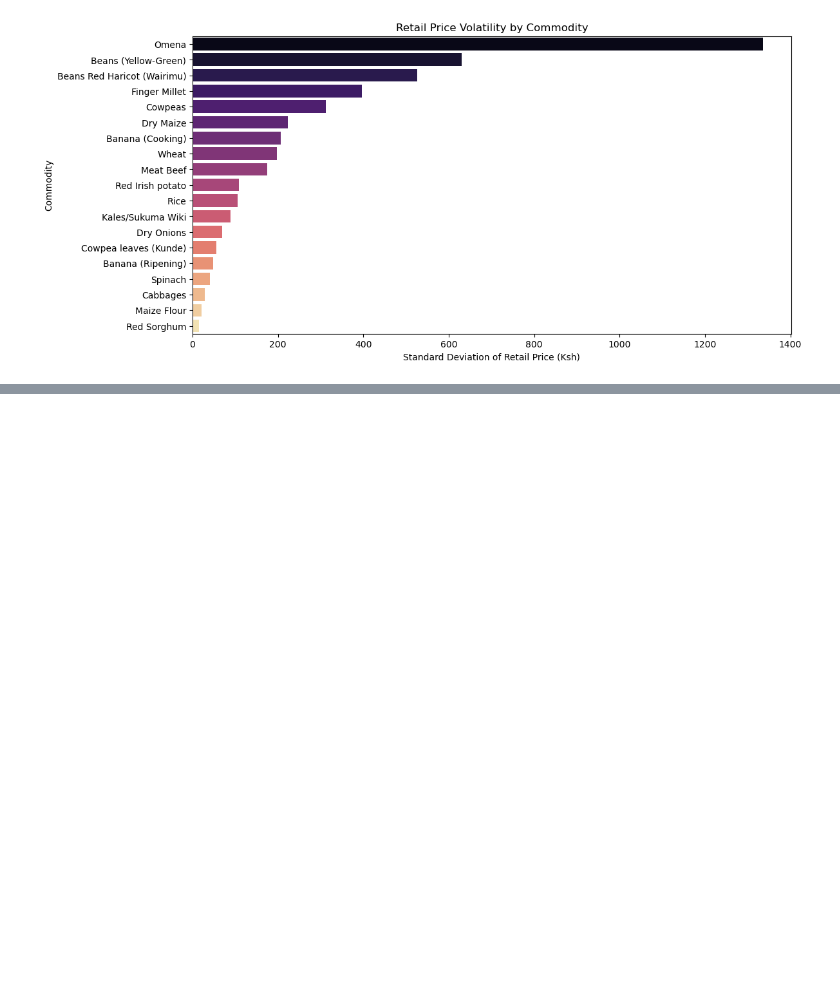
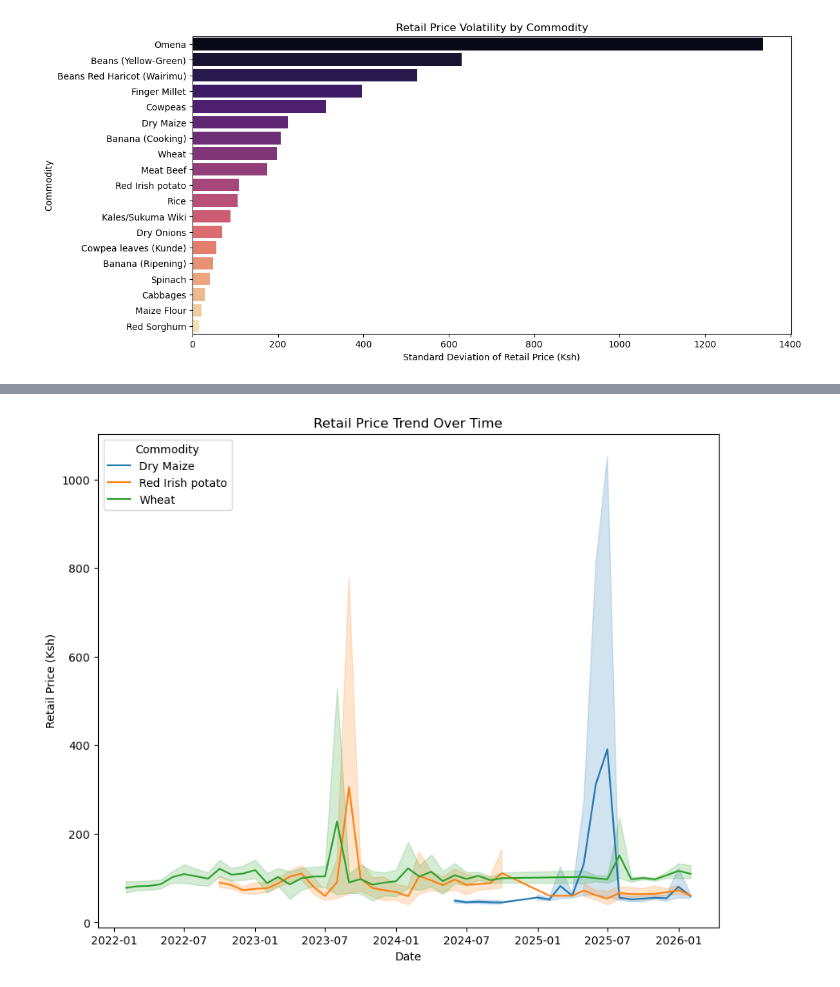
Before and after one commit to Victor-Mufasa/Agricultural-Commodity-Price-Forecasting, a Jupyter notebook: index.ipynb, the cells around one changed output, grey strips where cells are left out. Saved outputs shown, nothing was run; the diff lists cells and outputs as text; code cells hidden in the pictures; blank space fills up the shorter version.

```diff
--- a/index.ipynb
+++ b/index.ipynb
@@ -391,0 +412,17 @@ plt.show()
+# %%
+monthly_data = data.groupby([
+    'Commodity',
+    'County',
+    pd.Grouper(key='Date', freq='MS')
+])['Retail'].mean().reset_index()
+# %%
+key_commodities = ["Red Irish potato","Wheat","Dry Maize"]
+subset = monthly_data[monthly_data['Commodity'].isin(key_commodities)]
+plt.figure(figsize=(10,8))
+sns.lineplot(data=subset, x='Date', y='Retail', hue='Commodity')
+plt.title("Retail Price Trend Over Time")
+plt.xlabel("Date")
+plt.ylabel("Retail Price (Ksh)")
+plt.show()
+# %% [output]
+[figure, added]
```
Also changed, not shown: parts of 3 cells of this notebook.
